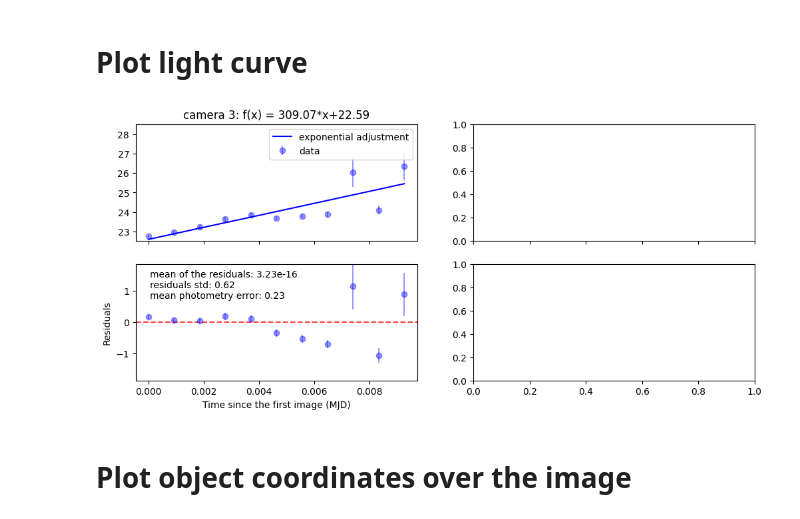
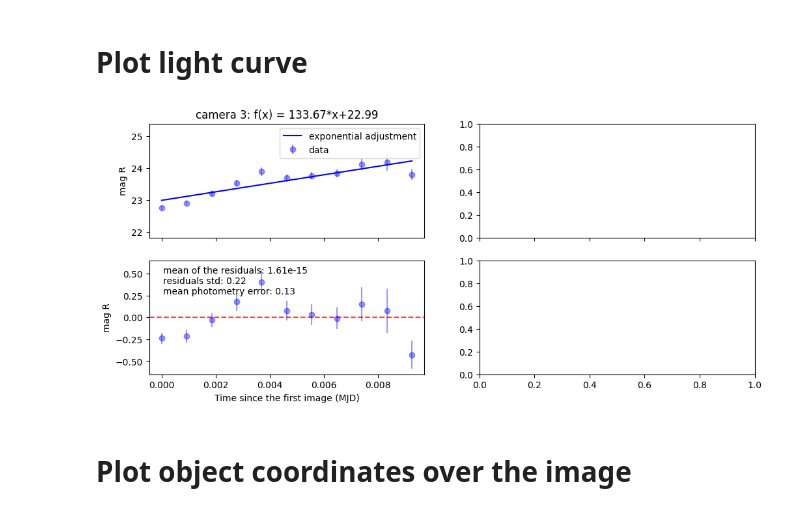
Before and after one commit to DBernardes/Tools-for-the-MOPTOP-pipeline-products, a Jupyter notebook: photometry_extraction.ipynb, the cells around one changed output. Saved outputs shown, nothing was run; the diff lists cells and outputs as text; code cells hidden in the pictures.

```diff
--- a/photometry_extraction.ipynb
+++ b/photometry_extraction.ipynb
@@ -13,7 +13,7 @@ star_name = "GRB 230818A"
 experiment = "all data"
 _set = "first"
 camera = 4
-max_box_size = 30
+max_box_size = 20
 src_path = os.path.join(
     "..",
     "Pol charact MOPTOP",
@@ -24,7 +24,7 @@ src_path = os.path.join(
     "combined images",
 )
 
-GOOD_IMAGE = f"cam{camera}_run1.fits"
+GOOD_IMAGE = f"{camera}_e_run1.fits"
 # GOOD_IMAGE = f"{camera}_e_20230818_5_1_1_1.fits"
 
 file = os.path.join(src_path, GOOD_IMAGE)
@@ -46,7 +46,7 @@ objects = pd.DataFrame.from_dict(objects)
 phot = Photometry(file, objects, max_box_size)
 phot.reset_object_coords()
 for idx, _object in enumerate(phot.obj_list):
-    name, x, y, *_ = _object.get_info()
+    name, x, y = _object.name, _object.xcoord, _object.ycoord
     color = "b"
     if name == "original":
         color = "r"
@@ -77,7 +77,7 @@ for obj_name in objects["name"]:
     }
 
 
-image_list = sort_files(src_path, f"cam{camera}")
+image_list = sort_files(src_path, f"{camera}_e")
 for file in image_list:
     file_path = os.path.join(src_path, file)
 
@@ -145,13 +145,13 @@ def read_csv_files():
         comp_1.append(pd.read_csv(csv_file))
         csv_file = os.path.join(csv_path, f"candidate_1_cam{camera}.csv")
         cand.append(pd.read_csv(csv_file))
-
+    n = 11
     df = pd.concat(cand, axis=0, ignore_index=True)
-    cand = df["star_mag"]
-    cand_err = df["star_mag_err"]
+    cand = df["star_mag"][:n]
+    cand_err = df["star_mag_err"][:n]
     df = pd.concat(comp_1, axis=0, ignore_index=True)
-    comp_1 = df["star_mag"]
-    comp_1_err = df["star_mag_err"]
+    comp = df["star_mag"][:n]
+    comp_err = df["star_mag_err"][:n]
 
     # comp = comp_1
     # comp_err = np.sqrt(comp_1_err**2)
@@ -160,13 +160,10 @@ def read_csv_files():
     #     (cand_err / cand) ** 2 + (comp_err / comp) ** 2
     # )
 
-    # median = np.median(norm_cand)
-    # norm_cand /= median
-    # cand_err /= median
-    mjd = df["mjd"]
+    mjd = df["mjd"][:n]
     mjd -= mjd[0]
 
-    return cand, cand_err, mjd
+    return mjd, cand, cand_err, comp, comp_err
 
 
 def calc_exponential_adjust(x, y):
@@ -192,7 +189,8 @@ def plot_light_curve(ax, mjd, cand, cand_err, exp_adjust, adjus_param, n_std=1):
     ax.plot(mjd, exp_adjust, "b-", label="exponential adjustment")
     ax.set_title(f"camera {camera}: f(x) = {a:.2f}*x+{b:.2f}")
     ax.legend()
-    ax.set_ylim(mean - n_std / 2, mean + n_std * 1.5)
+    ax.set_ylim(mean - n_std * std, mean + n_std * std)
+    ax.set_ylabel("mag R")
 
 
 def plot_residuals(ax, cand, exp_adjust, n_std=3):
@@ -209,39 +207,38 @@ def plot_residuals(ax, cand, exp_adjust, n_std=3):
         alpha=0.4,
         label="data",
         ls="none",
     )
     ax.set_ylabel("Residuals")
     ax.axhline(mean, color="r", linestyle="--", alpha=0.75)
     ax.set_ylim(mean - n_std * std, mean + n_std * std)
     ax.set_xlabel("Time since the first image (MJD)")
+    ax.set_ylabel("mag R")
     ax.annotate(
         f"mean of the residuals: {mean:.2e}\nresiduals std: {std:.2f}\nmean photometry error: {np.mean(cand_err):.2f}",
         (0.05, 0.95),
         fontsize=10,
         ha="left",
         va="top",
         xycoords="axes fraction",
     )
 
 
-cand, err, mjd = read_csv_files()
-
 fig, axs = plt.subplots(2, 2, figsize=(12, 5), sharex="col")
-for camera in [3]:
-    cand, cand_err, mjd = read_csv_files()
+for camera in [3, 4]:
+    mjd, cand, cand_err, comp, comp_err = read_csv_files()
     exp_adjust, *adjus_param = calc_linear_adjust(mjd, cand)
 
     ax = axs[0, camera - 3]
-    plot_light_curve(ax, mjd, cand, cand_err, exp_adjust, adjus_param, 3)
+    plot_light_curve(ax, mjd, cand, cand_err, exp_adjust, adjus_param, 4)
 
     ax = axs[1, camera - 3]
     plot_residuals(ax, cand, exp_adjust, 3)
 
 
 plt.savefig(os.path.join(src_path, "..", "light_curve.png"))
 plt.show()
 # %% [output]
-[figure, old version]
+[figure, new version]
 # %% [markdown]
 # Plot object coordinates over the image
 # %%
```
Also changed, not shown: parts of 2 cells of this notebook, 4 other files.
